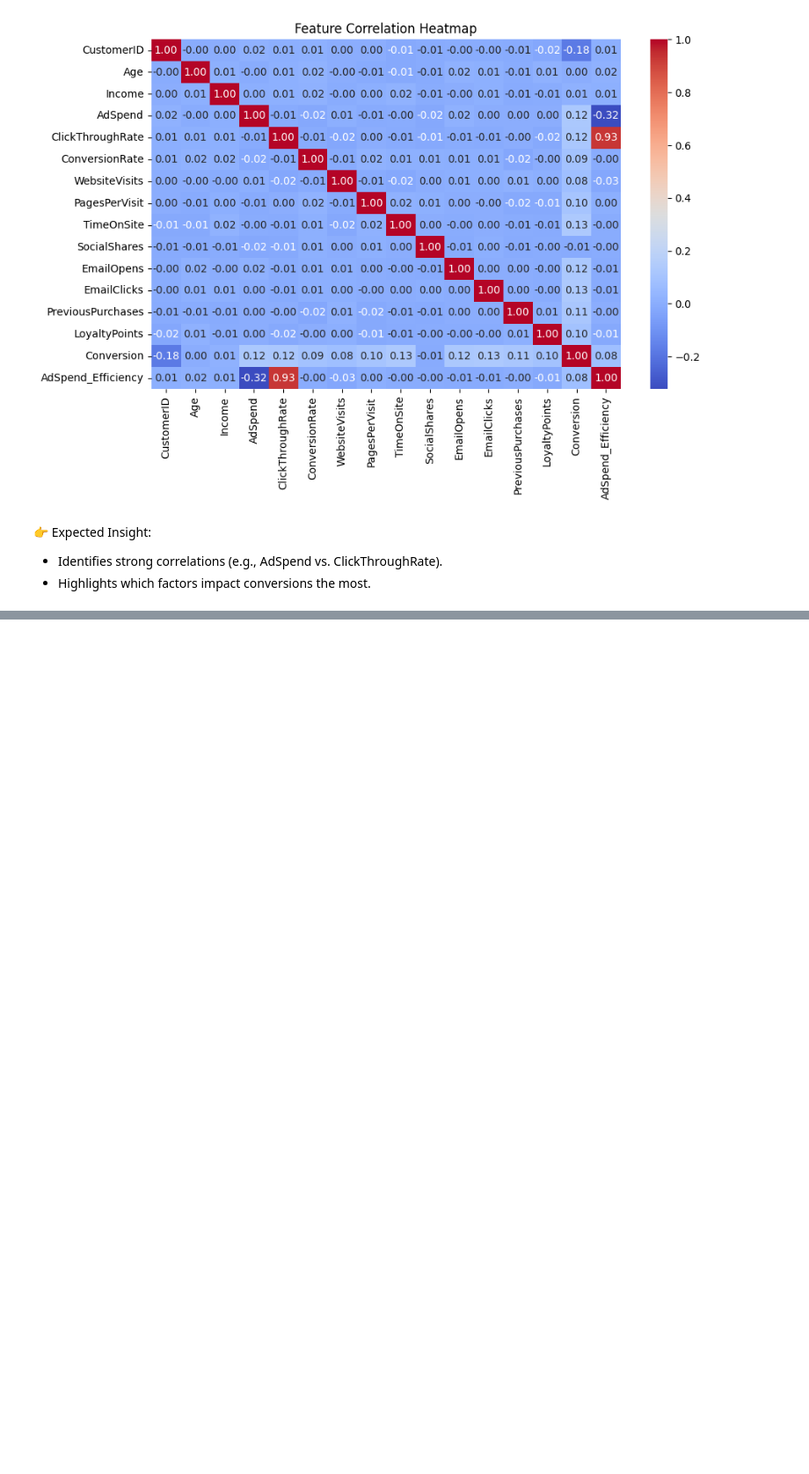
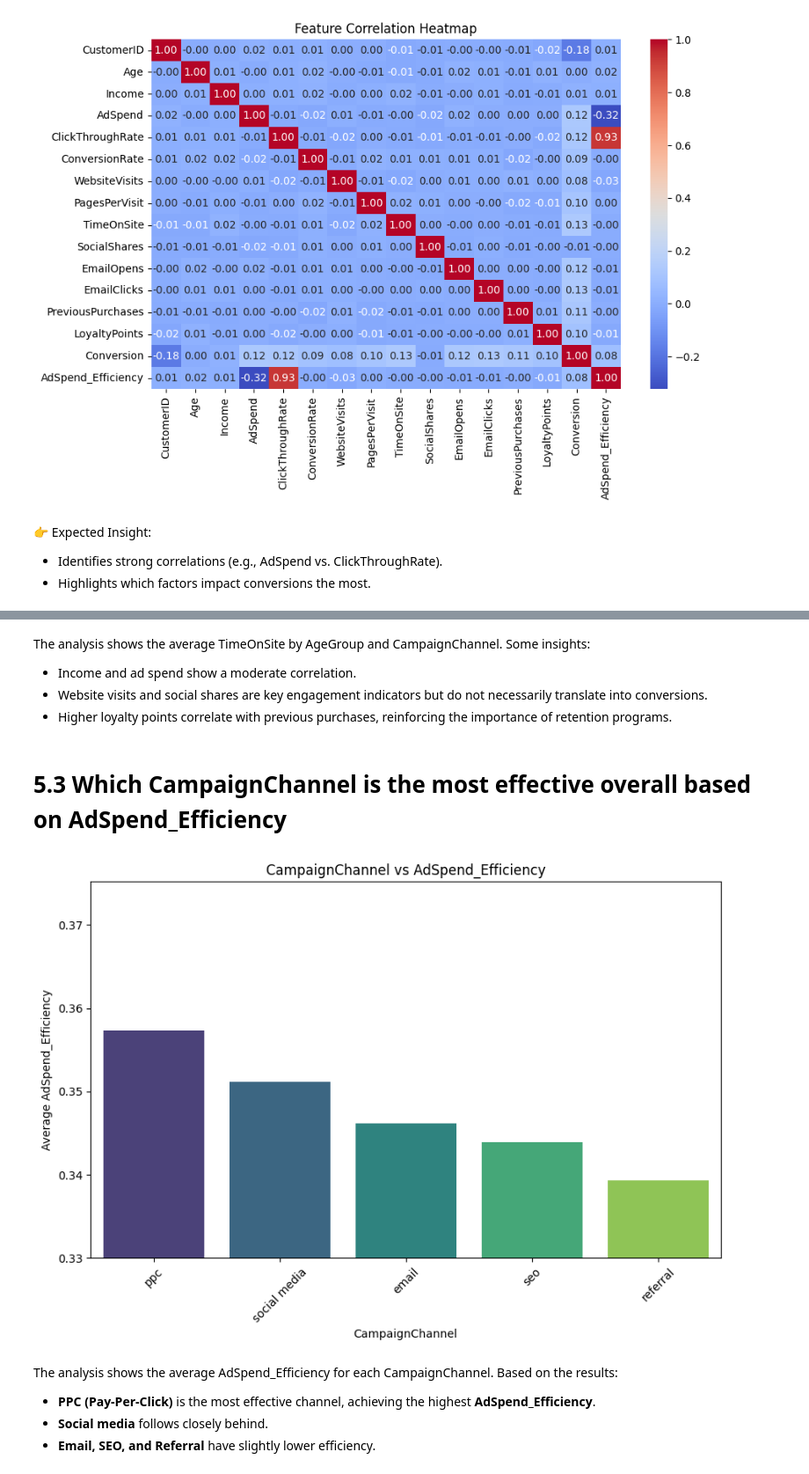
Before and after one commit to Faizal897/ifrjavafundamental, a Jupyter notebook: digital-marketing.ipynb, the cells around one changed output, grey strips where cells are left out. Shown at 88% size. Cells and saved outputs as stored; diff of their text form; code cells hidden in the pictures; blank space fills up the shorter version.

```diff
--- a/digital-marketing.ipynb
+++ b/digital-marketing.ipynb
@@ -531,0 +517,31 @@ By implementing these recommendations, businesses can enhance their digital mark
+# %% [markdown]
+The analysis shows the average TimeOnSite by AgeGroup and CampaignChannel. Some insights:
+
+* Income and ad spend show a moderate correlation.
+* Website visits and social shares are key engagement indicators but do not necessarily translate into conversions.
+* Higher loyalty points correlate with previous purchases, reinforcing the importance of retention programs.
+# %% [markdown]
+# **5.3 Which CampaignChannel is the most effective overall based on AdSpend_Efficiency**
+# %%
+# Analyzing AdSpend_Efficiency by CampaignChannel
+campaign_channel_efficiency = df.groupby("CampaignChannel")["AdSpend_Efficiency"].mean().sort_values(ascending=False)
+
+# Plotting the results
+plt.figure(figsize=(10,6))
+sns.barplot(x=campaign_channel_efficiency.index, y=campaign_channel_efficiency.values, palette="viridis")
+
+plt.ylim(0.33)
+
+plt.title("CampaignChannel vs AdSpend_Efficiency")
+plt.xlabel("CampaignChannel")
+plt.ylabel("Average AdSpend_Efficiency")
+plt.xticks(rotation=45)
+plt.show()
+# %% [output]
+[figure, added]
+# %% [markdown]
+The analysis shows the average AdSpend_Efficiency for each CampaignChannel. Based on the results:
+
+* **PPC (Pay-Per-Click)** is the most effective channel, achieving the highest **AdSpend_Efficiency**.
+* **Social media** follows closely behind.
+* **Email, SEO, and Referral** have slightly lower efficiency.
```
Also changed, not shown: parts of 34 cells of this notebook.
